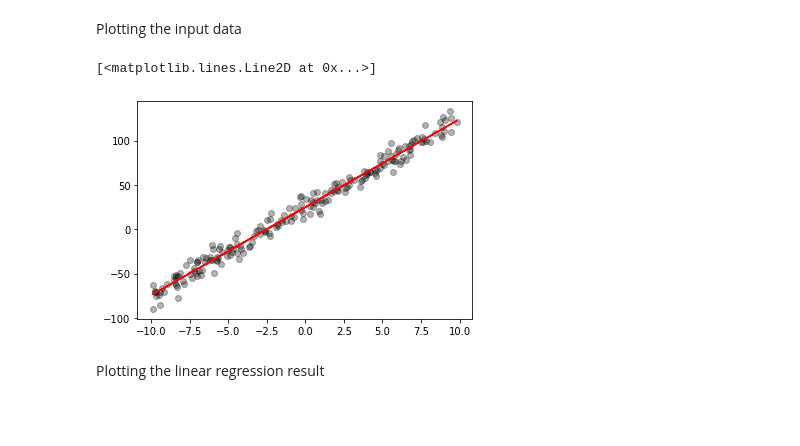
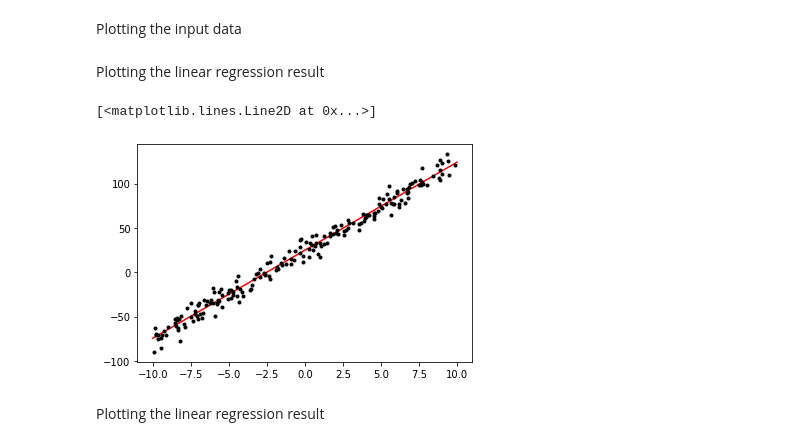
Before and after one commit to youn-gs/test, a Jupyter notebook: machine_learning.ipynb, the cells around one changed output. Saved outputs shown, nothing was run; the diff lists cells and outputs as text; code cells hidden in the pictures; blank space fills up the shorter version.

Commit message:
Plotting the linear regression result(re-commit)

```diff
--- a/machine_learning.ipynb
+++ b/machine_learning.ipynb
@@ -125,15 +125,22 @@ for i in x_data:
 
 for i in y_data:
   y_set.append([i])
-# %%
-from sklearn.linear_model import LinearRegression
-model = LinearRegression()
-model.fit(X=x_set, y=y_set)
-
-plt.scatter(x_data, y_data, alpha=0.3, c = 'k')
-plt.plot(x_set, model.predict(x_set), c = 'r')
-# %% [output]
-[<matplotlib.lines.Line2D at 0x...>]
-[figure, removed]
 # %% [markdown]
 Plotting the linear regression result
+# %%
+X2 = np.c_[np.ones((200,1)),x_set]
+
+theta = np.linalg.inv(X2.T.dot(X2)).dot(X2.T).dot(y_set)
+
+X_new = np.array([[-10],[10]])
+X_new2 = np.c_[np.ones((2,1)),X_new]
+
+y_predict = X_new2.dot(theta)
+# %%
+plt.plot(X_new, y_predict, 'r-')
+plt.plot(x_set, y_set, 'k.')
+# %% [output]
+[<matplotlib.lines.Line2D at 0x...>]
+[figure, added]
+# %% [markdown]
+Plotting the linear regression result
```
